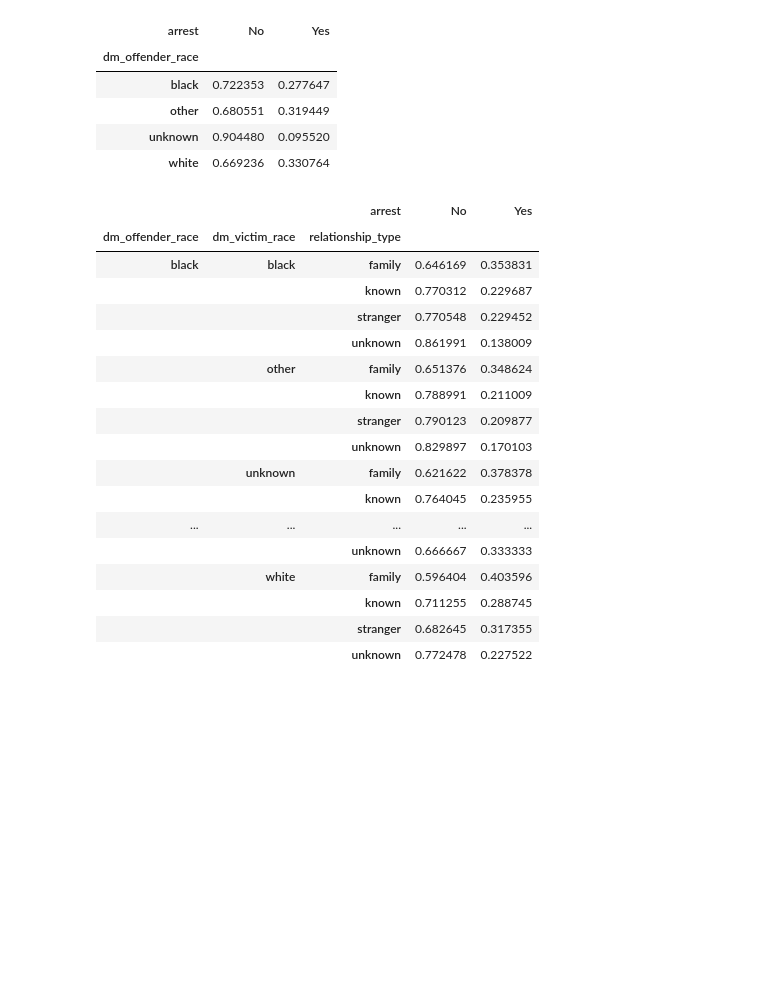
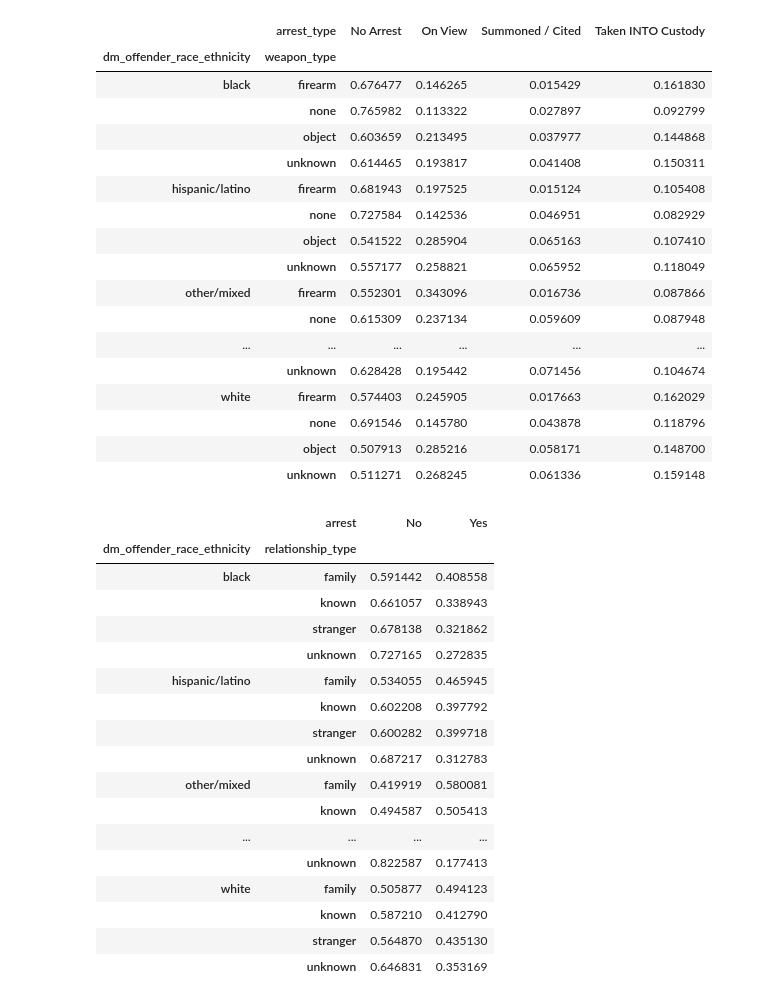
Before and after one commit to predictive-analytics-lab/NIBRS, a Jupyter notebook: notebooks/Lookin.ipynb, the cells around one changed output. Drawn from its saved outputs; the diff is of its cells as text; code cells hidden in the pictures; blank space fills up the shorter version.

```diff
--- a/notebooks/Lookin.ipynb
+++ b/notebooks/Lookin.ipynb
@@ -1,5 +1,5 @@
 # %%
 import pandas as pd
 # %%
-data = pd.read_csv("../data/NIBRS_202011301746.csv")
+data = pd.read_csv("../data/NIBRS_full_all2019_202012091928.csv")
 # %%
@@ -10,32 +32,44 @@ pd.crosstab([data.dm_offender_race], data.arrest).plot(kind='bar')
 # %%
-pd.crosstab([data.dm_offender_race], data.arrest, normalize='index')
+pd.crosstab([data.dm_offender_race_ethnicity, data.weapon_type], data.arrest_type, normalize='index')
 # %% [output]
-| arrest | No | Yes |
-| dm_offender_race |  |  |
-| black | 0.722353 | 0.277647 |
-| other | 0.680551 | 0.319449 |
-| unknown | 0.904480 | 0.095520 |
-| white | 0.669236 | 0.330764 |
+|  | arrest_type | No Arrest | On View | Summoned / Cited | Taken INTO Custody |
+| dm_offender_race_ethnicity | weapon_type |  |  |  |  |
+| black | firearm | 0.676477 | 0.146265 | 0.015429 | 0.161830 |
+|  | none | 0.765982 | 0.113322 | 0.027897 | 0.092799 |
+|  | object | 0.603659 | 0.213495 | 0.037977 | 0.144868 |
+|  | unknown | 0.614465 | 0.193817 | 0.041408 | 0.150311 |
+| hispanic/latino | firearm | 0.681943 | 0.197525 | 0.015124 | 0.105408 |
+|  | none | 0.727584 | 0.142536 | 0.046951 | 0.082929 |
+|  | object | 0.541522 | 0.285904 | 0.065163 | 0.107410 |
+|  | unknown | 0.557177 | 0.258821 | 0.065952 | 0.118049 |
+| other/mixed | firearm | 0.552301 | 0.343096 | 0.016736 | 0.087866 |
+|  | none | 0.615309 | 0.237134 | 0.059609 | 0.087948 |
+| ... | ... | ... | ... | ... | ... |
+|  | unknown | 0.628428 | 0.195442 | 0.071456 | 0.104674 |
+| white | firearm | 0.574403 | 0.245905 | 0.017663 | 0.162029 |
+|  | none | 0.691546 | 0.145780 | 0.043878 | 0.118796 |
+|  | object | 0.507913 | 0.285216 | 0.058171 | 0.148700 |
+|  | unknown | 0.511271 | 0.268245 | 0.061336 | 0.159148 |
 # %%
 pd.set_option('display.max_rows', 500)
 
-pd.crosstab([data.dm_offender_race, data.dm_victim_race, data.relationship_type], data.arrest, normalize="index")
+pd.crosstab([data.dm_offender_race_ethnicity, data.relationship_type], data.arrest, normalize="index")
 # %% [output]
-|  |  | arrest | No | Yes |
-| dm_offender_race | dm_victim_race | relationship_type |  |  |
-| black | black | family | 0.646169 | 0.353831 |
-|  |  | known | 0.770312 | 0.229687 |
-|  |  | stranger | 0.770548 | 0.229452 |
-|  |  | unknown | 0.861991 | 0.138009 |
-|  | other | family | 0.651376 | 0.348624 |
-|  |  | known | 0.788991 | 0.211009 |
-|  |  | stranger | 0.790123 | 0.209877 |
-|  |  | unknown | 0.829897 | 0.170103 |
-|  | unknown | family | 0.621622 | 0.378378 |
-|  |  | known | 0.764045 | 0.235955 |
-| ... | ... | ... | ... | ... |
-|  |  | unknown | 0.666667 | 0.333333 |
-|  | white | family | 0.596404 | 0.403596 |
-|  |  | known | 0.711255 | 0.288745 |
-|  |  | stranger | 0.682645 | 0.317355 |
-|  |  | unknown | 0.772478 | 0.227522 |
+|  | arrest | No | Yes |
+| dm_offender_race_ethnicity | relationship_type |  |  |
+| black | family | 0.591442 | 0.408558 |
+|  | known | 0.661057 | 0.338943 |
+|  | stranger | 0.678138 | 0.321862 |
+|  | unknown | 0.727165 | 0.272835 |
+| hispanic/latino | family | 0.534055 | 0.465945 |
+|  | known | 0.602208 | 0.397792 |
+|  | stranger | 0.600282 | 0.399718 |
+|  | unknown | 0.687217 | 0.312783 |
+| other/mixed | family | 0.419919 | 0.580081 |
+|  | known | 0.494587 | 0.505413 |
+| ... | ... | ... | ... |
+|  | unknown | 0.822587 | 0.177413 |
+| white | family | 0.505877 | 0.494123 |
+|  | known | 0.587210 | 0.412790 |
+|  | stranger | 0.564870 | 0.435130 |
+|  | unknown | 0.646831 | 0.353169 |
```
Also changed, not shown: parts of 2 cells of this notebook, 1 other file.
